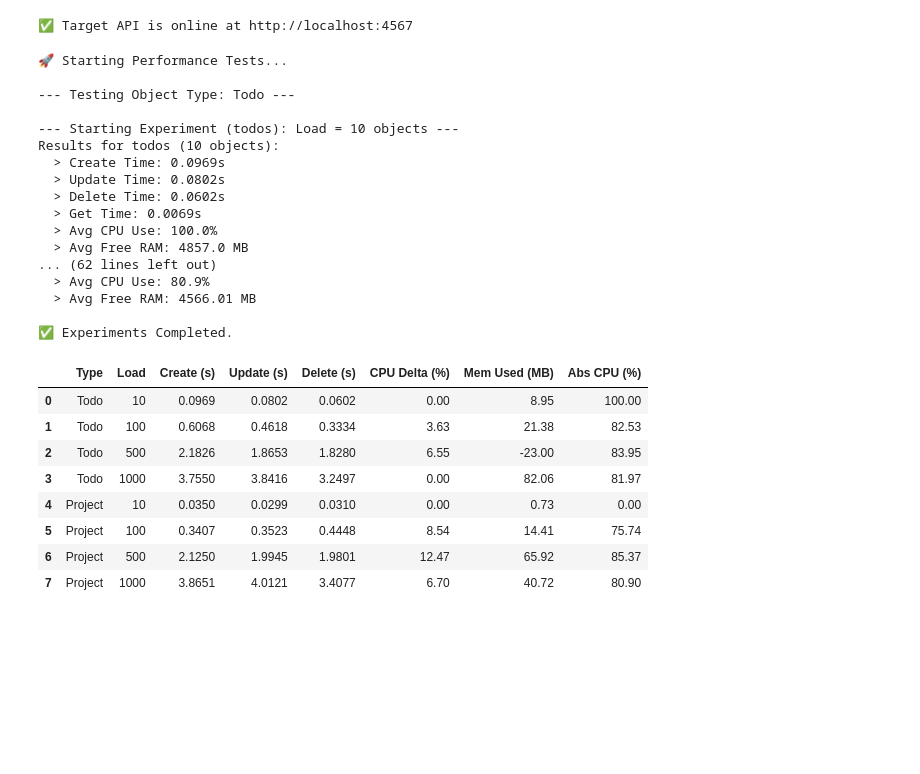
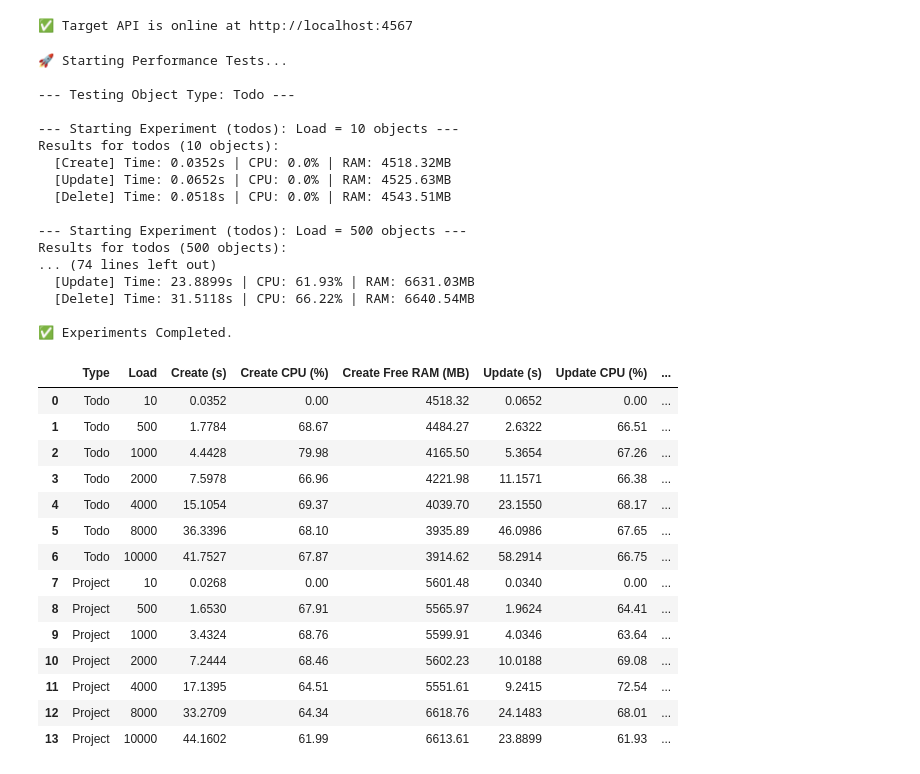
Before and after one commit to Blacklotus89898/Testing-and-validation, a Jupyter notebook: a3/TestViz.ipynb, the cells around one changed output. Saved outputs shown, nothing was run; the diff lists cells and outputs as text; code cells hidden in the pictures; blank space fills up the shorter version.

```diff
--- a/a3/TestViz.ipynb
+++ b/a3/TestViz.ipynb
@@ -16,7 +16,8 @@ from tester.ProjectTester import ProjectTester
 
 # Configuration
 API_URL = "http://localhost:4567"
-LOAD_LEVELS = [10, 100, 500, 1000]
+LOAD_LEVELS = [10, 500, 1000, 2000, 4000, 8000, 10000]
+# LOAD_LEVELS = [10, 50, 100]
 
 print("Imports complete. Configuration loaded.")
 # %% [output]
@@ -65,48 +66,69 @@ print("\n✅ Experiments Completed.")
 
 --- Starting Experiment (todos): Load = 10 objects ---
 Results for todos (10 objects):
-  > Create Time: 0.0969s
-  > Update Time: 0.0802s
-  > Delete Time: 0.0602s
-  > Get Time: 0.0069s
-  > Avg CPU Use: 100.0%
-  > Avg Free RAM: 4857.0 MB
-... (62 lines left out)
-  > Avg CPU Use: 80.9%
-  > Avg Free RAM: 4566.01 MB
+  [Create] Time: 0.0352s | CPU: 0.0% | RAM: 4518.32MB
+  [Update] Time: 0.0652s | CPU: 0.0% | RAM: 4525.63MB
+  [Delete] Time: 0.0518s | CPU: 0.0% | RAM: 4543.51MB
+
+--- Starting Experiment (todos): Load = 500 objects ---
+Results for todos (500 objects):
+... (74 lines left out)
+  [Update] Time: 23.8899s | CPU: 61.93% | RAM: 6631.03MB
+  [Delete] Time: 31.5118s | CPU: 66.22% | RAM: 6640.54MB
 
 ✅ Experiments Completed.
 # %%
 # Convert results to a Pandas DataFrame
 df = pd.DataFrame(all_results)
 
-# Reorder columns for readability
-cols = ['type', 'load_count', 'create_time_sec', 'update_time_sec', 'delete_time_sec',
-        'rel_cpu_increase', 'rel_mem_consumed_mb', 'avg_cpu_percent']
+# Define the new column order to include the per-operation metrics
+cols = [
+    'type', 'load_count',
+    'create_time_sec', 'create_cpu_avg', 'create_ram_avg',
+    'update_time_sec', 'update_cpu_avg', 'update_ram_avg',
+    'delete_time_sec', 'delete_cpu_avg', 'delete_ram_avg'
+]
+
+# Select only these columns
 df = df[cols]
 
-# Rename columns for the display
+# Rename columns for a cleaner display table
 display_df = df.rename(columns={
     'type': 'Type',
     'load_count': 'Load',
+
+    # Create Phase
     'create_time_sec': 'Create (s)',
+    'create_cpu_avg': 'Create CPU (%)',
+    'create_ram_avg': 'Create Free RAM (MB)',
+
+    # Update Phase
     'update_time_sec': 'Update (s)',
+    'update_cpu_avg': 'Update CPU (%)',
+    'update_ram_avg': 'Update Free RAM (MB)',
+
+    # Delete Phase
     'delete_time_sec': 'Delete (s)',
-    'rel_cpu_increase': 'CPU Delta (%)',
-    'rel_mem_consumed_mb': 'Mem Used (MB)',
-    'avg_cpu_percent': 'Abs CPU (%)'
+    'delete_cpu_avg': 'Delete CPU (%)',
+    'delete_ram_avg': 'Delete Free RAM (MB)'
 })
 
 # Display the table
 display(display_df)
 # %% [output]
-|  | Type | Load | Create (s) | Update (s) | Delete (s) | CPU Delta (%) | Mem Used (MB) | Abs CPU (%) |
-| 0 | Todo | 10 | 0.0969 | 0.0802 | 0.0602 | 0.00 | 8.95 | 100.00 |
-| 1 | Todo | 100 | 0.6068 | 0.4618 | 0.3334 | 3.63 | 21.38 | 82.53 |
-| 2 | Todo | 500 | 2.1826 | 1.8653 | 1.8280 | 6.55 | -23.00 | 83.95 |
-| 3 | Todo | 1000 | 3.7550 | 3.8416 | 3.2497 | 0.00 | 82.06 | 81.97 |
-| 4 | Project | 10 | 0.0350 | 0.0299 | 0.0310 | 0.00 | 0.73 | 0.00 |
-| 5 | Project | 100 | 0.3407 | 0.3523 | 0.4448 | 8.54 | 14.41 | 75.74 |
-| 6 | Project | 500 | 2.1250 | 1.9945 | 1.9801 | 12.47 | 65.92 | 85.37 |
-| 7 | Project | 1000 | 3.8651 | 4.0121 | 3.4077 | 6.70 | 40.72 | 80.90 |
+|  | Type | Load | Create (s) | Create CPU (%) | Create Free RAM (MB) | Update (s) | Update CPU (%) | ... |
+| 0 | Todo | 10 | 0.0352 | 0.00 | 4518.32 | 0.0652 | 0.00 | ... |
+| 1 | Todo | 500 | 1.7784 | 68.67 | 4484.27 | 2.6322 | 66.51 | ... |
+| 2 | Todo | 1000 | 4.4428 | 79.98 | 4165.50 | 5.3654 | 67.26 | ... |
+| 3 | Todo | 2000 | 7.5978 | 66.96 | 4221.98 | 11.1571 | 66.38 | ... |
+| 4 | Todo | 4000 | 15.1054 | 69.37 | 4039.70 | 23.1550 | 68.17 | ... |
+| 5 | Todo | 8000 | 36.3396 | 68.10 | 3935.89 | 46.0986 | 67.65 | ... |
+| 6 | Todo | 10000 | 41.7527 | 67.87 | 3914.62 | 58.2914 | 66.75 | ... |
+| 7 | Project | 10 | 0.0268 | 0.00 | 5601.48 | 0.0340 | 0.00 | ... |
+| 8 | Project | 500 | 1.6530 | 67.91 | 5565.97 | 1.9624 | 64.41 | ... |
+| 9 | Project | 1000 | 3.4324 | 68.76 | 5599.91 | 4.0346 | 63.64 | ... |
+| 10 | Project | 2000 | 7.2444 | 68.46 | 5602.23 | 10.0188 | 69.08 | ... |
+| 11 | Project | 4000 | 17.1395 | 64.51 | 5551.61 | 9.2415 | 72.54 | ... |
+| 12 | Project | 8000 | 33.2709 | 64.34 | 6618.76 | 24.1483 | 68.01 | ... |
+| 13 | Project | 10000 | 44.1602 | 61.99 | 6613.61 | 23.8899 | 61.93 | ... |
 # %%
```
Also changed, not shown: parts of 2 cells of this notebook, 2 other files.
